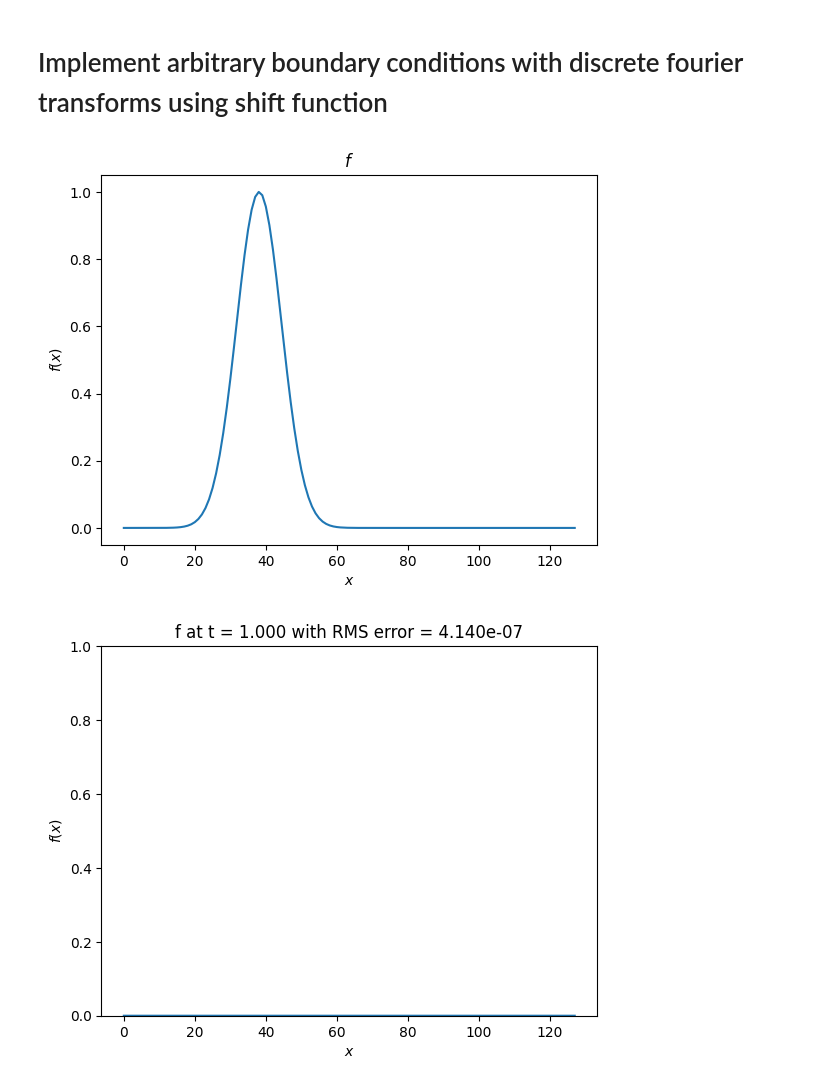
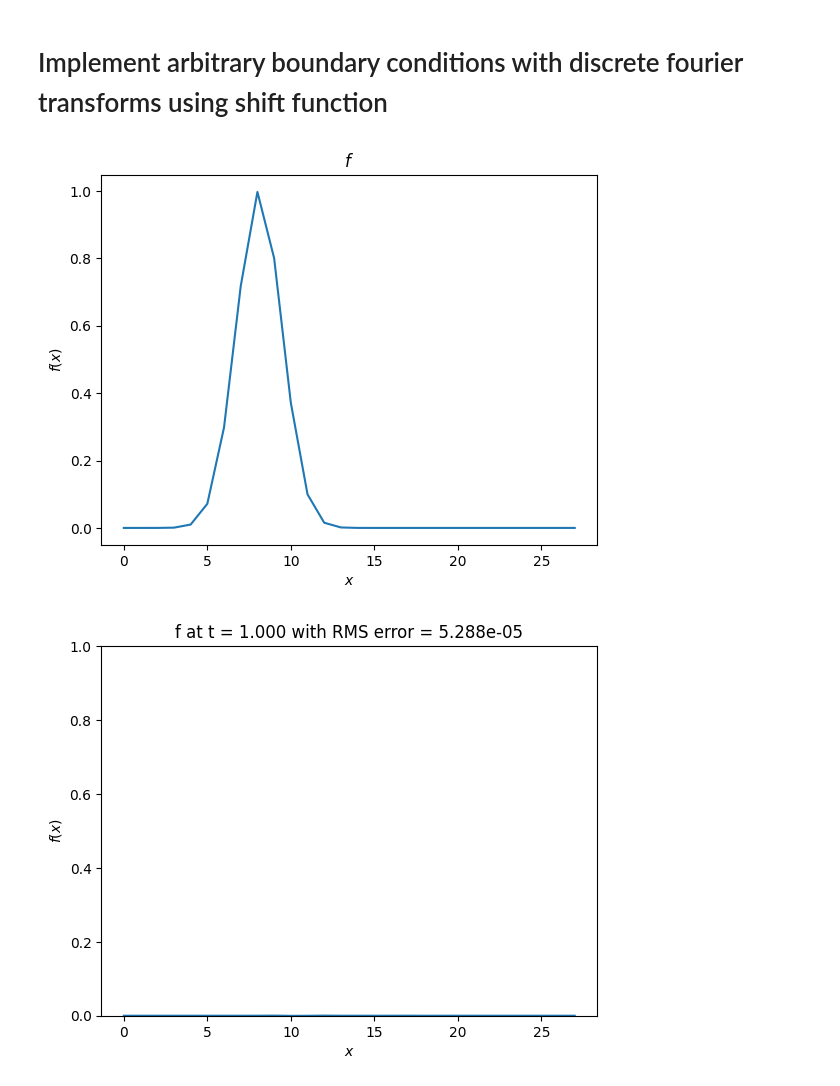
Before and after one commit to KunkelAlexander/fdm-hybrid-scheme, a Jupyter notebook: demonstration/WaveEquationShiftFunction.ipynb, the cells around one changed output. Cells and saved outputs as stored; diff of their text form; code cells hidden in the pictures.

```diff
--- a/demonstration/WaveEquationShiftFunction.ipynb
+++ b/demonstration/WaveEquationShiftFunction.ipynb
@@ -6,7 +6,7 @@ import numpy as np
 import matplotlib.pyplot as plt
 
 L                 = 1
-N                 = 128
+N                 = 28
 dx                = L/(N - 1)
 x                 = np.arange(0, N) * dx
 dt                = 1e-4
@@ -15,7 +15,7 @@ t                 = 0.0
 tend              = 1.0
 r                 = (v * dt)**2
 ghostBoundary     = 6
-fdl               = 1
+fdl               = 0
 fdr               = 0
 BC                = sd.PERIODIC
 mode              = sd.M_NTH_ORDER
@@ -39,33 +39,35 @@ while t < tend:
     for i in range(ghostBoundary + 1):
         f[     i] = func(     i * dx, v, t)
         f[-1 - i] = func( L - i * dx, v, t)
 
     #Create shift function that such that f - B fulfills either Dirichlet, Neumann or periodic boundary conditions depending on mode
     B = sd.getShiftFunction(x, f, mode, derivativeMode, lb = fdl, rb = fdr, N = 5, debug= False)
 
     #Boundary for finite difference stencil
     lind =          fdl
     rind = len(x) - fdr
 
     #Subtract linear shift function to enforce Dirichlet BC when computing second derivative
     homf            = f[ lind : rind ] - B[0]
+    homf            = np.pad(homf, (0, 1), mode="constant")
     p, ind1, ind2   = sd.selectBC       (homf, BC)
     ddf, k          = sd.laplacianDtt1D (p, dx, BC, debug= False)
-    ddf             = sd.restoreBC      (ddf, BC).real
+    ddf             = ddf.real
+    #ddf             = sd.restoreBC      (ddf, BC).real
     if B.shape[0] > 1:
         ddf             = ddf + B[1]
 
     fp                  = 2 * f [ lind : rind ] - fm [ lind : rind ] + r * ddf
     fm [ lind : rind ]  = f [ lind : rind ]
     f  [ lind : rind ]  = fp
     t += dt
 
 plt.title(f"f at t = {t:3.3f} with RMS error = {np.mean(np.abs(f - func(x, v, t))):3.3e}")
 plt.plot(f)
 plt.ylim([0, 1])
 plt.xlabel(r"$x$")
 plt.ylabel(r"$f(x)$")
 plt.show()
 # %% [output]
-[figure, old version]
+[figure, new version]
-[figure, old version]
+[figure, new version]
```
Also changed, not shown: parts of 3 cells of this notebook, 3 other files.
